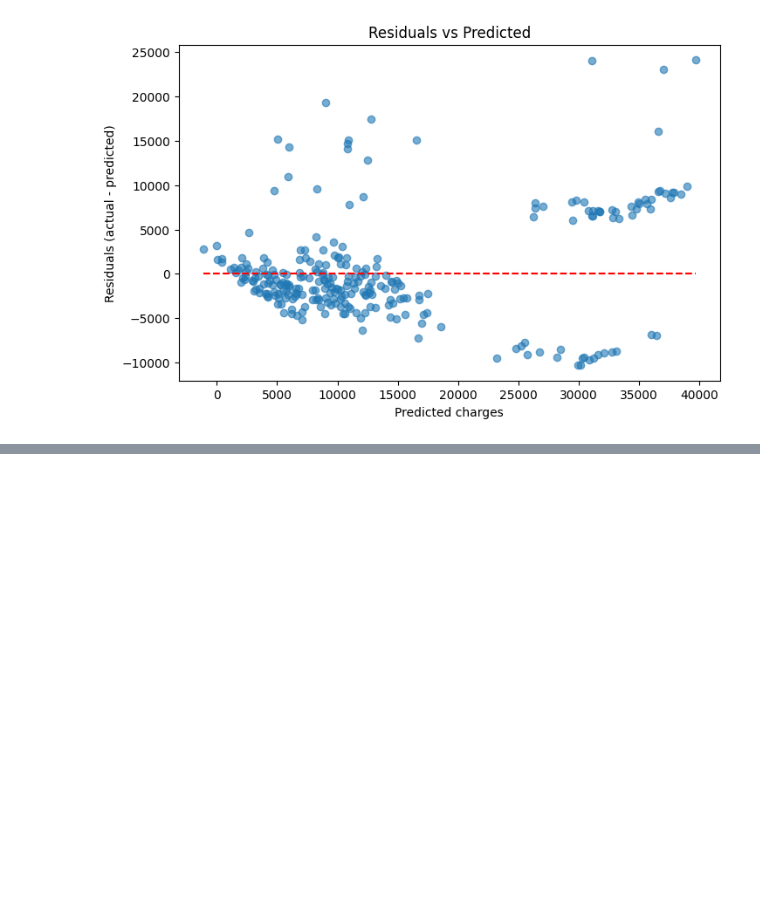
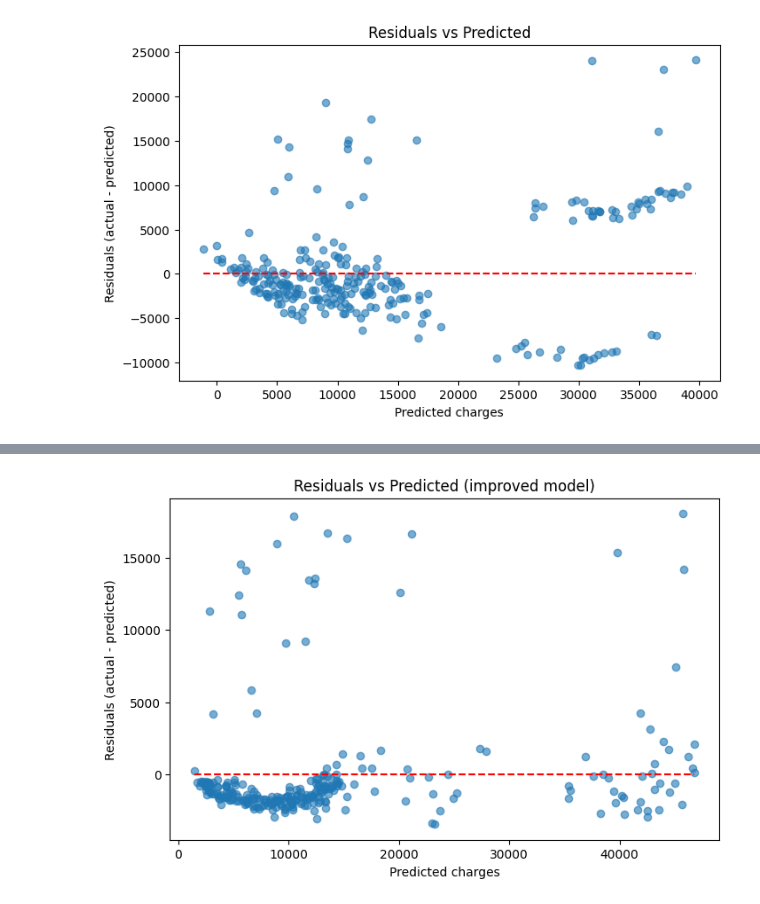
Before and after one commit to krishhj/Medical_Cost_Prediction, a Jupyter notebook: model_training.ipynb, the cells around one changed output, grey strips where cells are left out. Drawn from its saved outputs; the diff is of its cells as text; code cells hidden in the pictures; blank space fills up the shorter version.

```diff
--- a/model_training.ipynb
+++ b/model_training.ipynb
@@ -173,0 +211,5 @@ plt.show()
+# %%
+# Give the model the combination it is missing: obese (BMI 30+) and smoker AND obese
+X_improved = X.copy()
+X_improved["obese"] = (X_improved["bmi"] >= 30).astype(int)
+X_improved["smoker_obese"] = X_improved["smoker_yes"] * X_improved["obese"]
@@ -173,0 +243,8 @@ plt.show()
+# %%
+X_train_i, X_test_i, y_train_i, y_test_i = train_test_split(X_improved, y, test_size=0.2, random_state=42)
+model_improved = LinearRegression()
+model_improved.fit(X_train_i, y_train_i)
+preds_i = model_improved.predict(X_test_i)
+mae_i = mean_absolute_error(y_test_i, preds_i)
+print(f"MAE: {mae_i:.0f}, RMSE: {mean_squared_error(y_test_i, preds_i) ** 0.5:.0f}, R2: {r2_score(y_test_i, preds_i):.3f}")
+print(f"Error reduction vs mean baseline: {1 - mae_i / mean_absolute_error(y_test, y_pred_mean):.0%}")
@@ -173,0 +273,12 @@ plt.show()
+# %%
+residuals_i = y_test_i - preds_i
+
+plt.figure(figsize=(8,5))
+plt.scatter(preds_i, residuals_i, alpha=0.6)
+plt.hlines(0, xmin=preds_i.min(), xmax=preds_i.max(), colors="r", linestyles="--")
+plt.xlabel("Predicted charges")
+plt.ylabel("Residuals (actual - predicted)")
+plt.title("Residuals vs Predicted (improved model)")
+plt.show()
+# %% [output]
+[figure, added]
```
Also changed, not shown: parts of 21 cells of this notebook, 2 other files.
